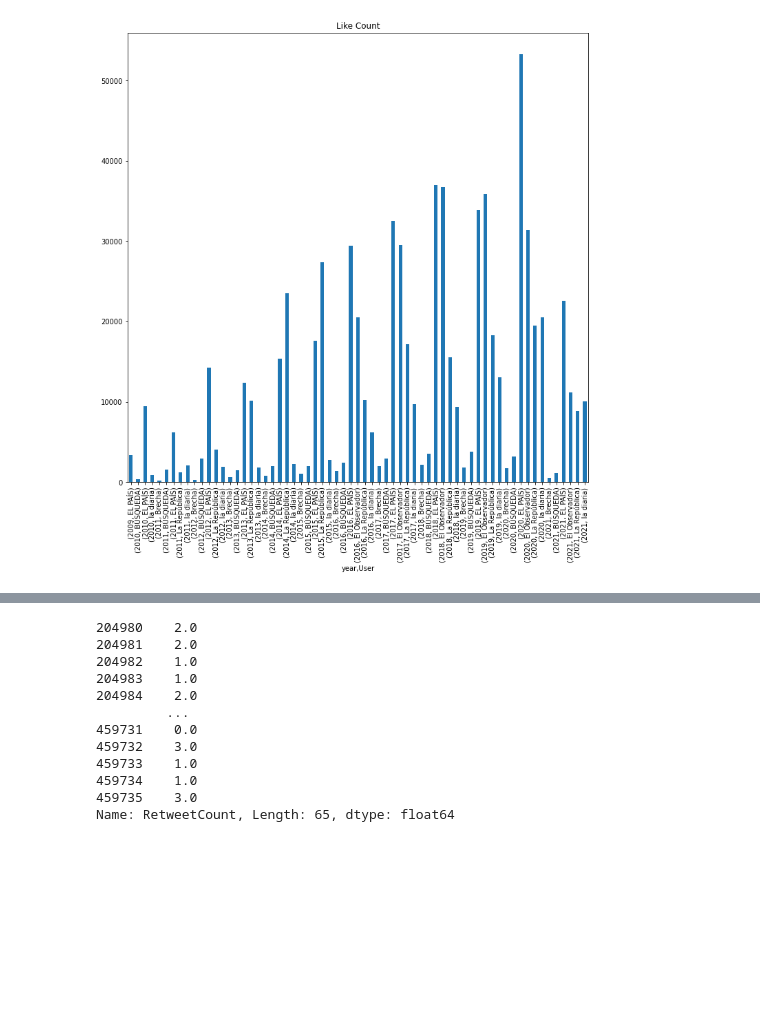
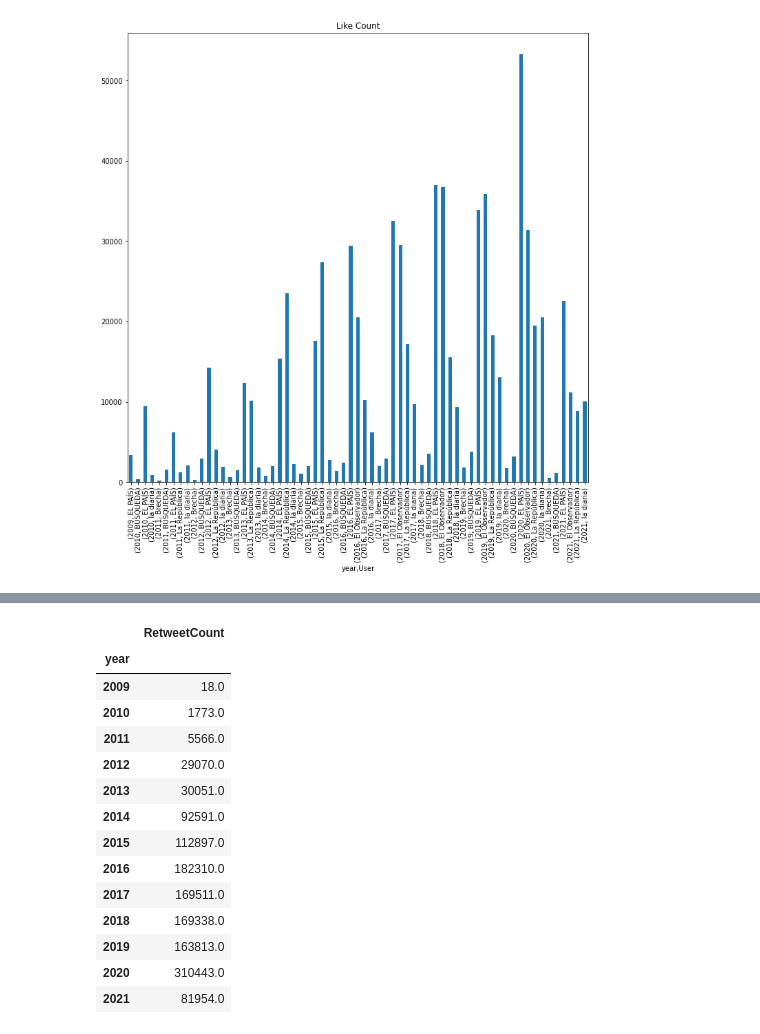
Before and after one commit to easyundercover/4geeks-final-project, a Jupyter notebook: src/explore.ipynb, the cells around one changed output, grey strips where cells are left out. Saved outputs shown, nothing was run; the diff lists cells and outputs as text; code cells hidden in the pictures; blank space fills up the shorter version.

```diff
--- a/src/explore.ipynb
+++ b/src/explore.ipynb
@@ -174,15 +191,19 @@ plt.show()
 # %%
-df[df['User']=='EL PAÍS'].groupby('year')['RetweetCount'].head(5)
+df[df['User']=='EL PAÍS'].groupby('year').agg({'RetweetCount':'sum'})
+#Cantidad de retweets del diario El País agrupados por año
 # %% [output]
-204980    2.0
-204981    2.0
-204982    1.0
-204983    1.0
-204984    2.0
-         ...
-459731    0.0
-459732    3.0
-459733    1.0
-459734    1.0
-459735    3.0
-Name: RetweetCount, Length: 65, dtype: float64
+|  | RetweetCount |
+| year |  |
+| 2009 | 18.0 |
+| 2010 | 1773.0 |
+| 2011 | 5566.0 |
+| 2012 | 29070.0 |
+| 2013 | 30051.0 |
+| 2014 | 92591.0 |
+| 2015 | 112897.0 |
+| 2016 | 182310.0 |
+| 2017 | 169511.0 |
+| 2018 | 169338.0 |
+| 2019 | 163813.0 |
+| 2020 | 310443.0 |
+| 2021 | 81954.0 |
```
Also changed, not shown: parts of 3 cells of this notebook.
